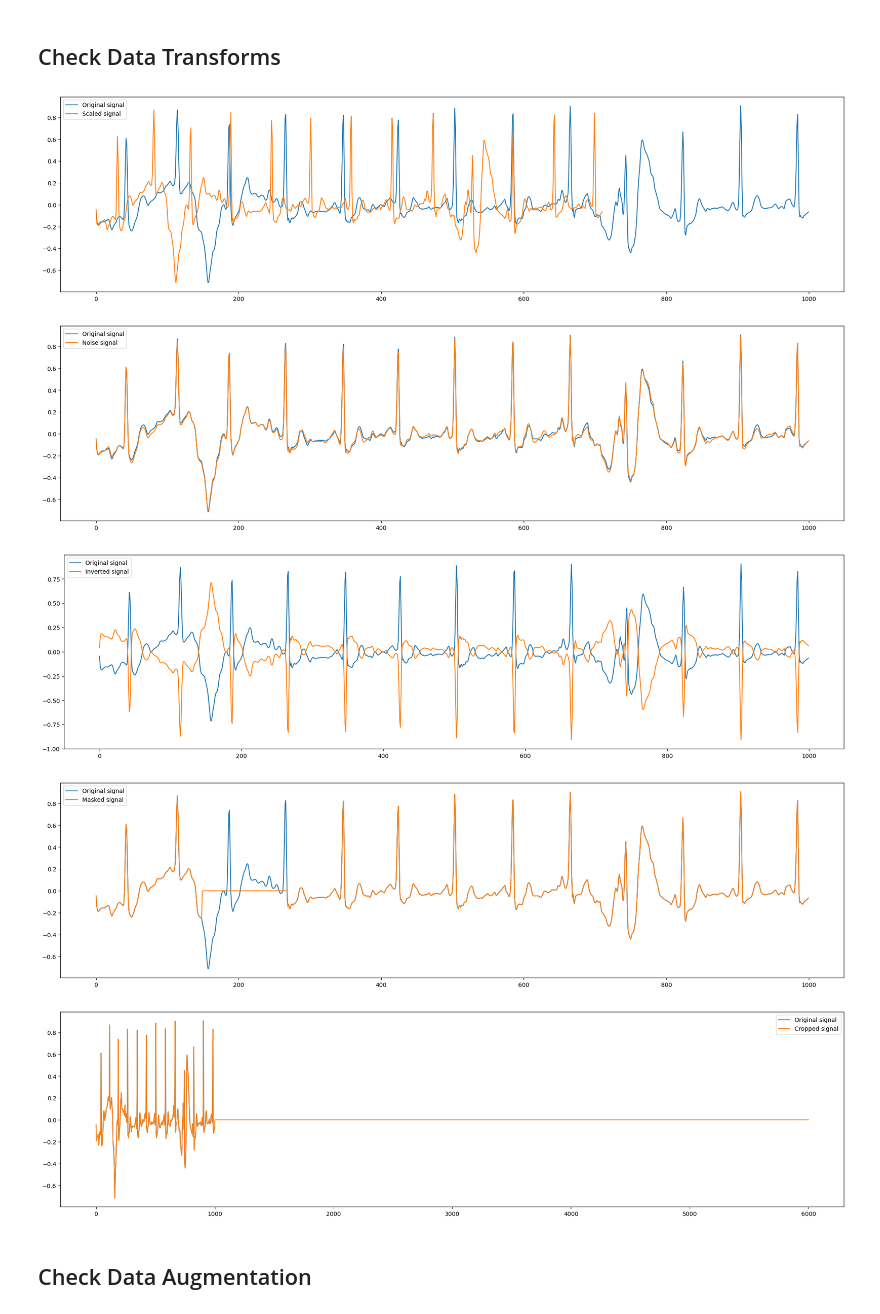
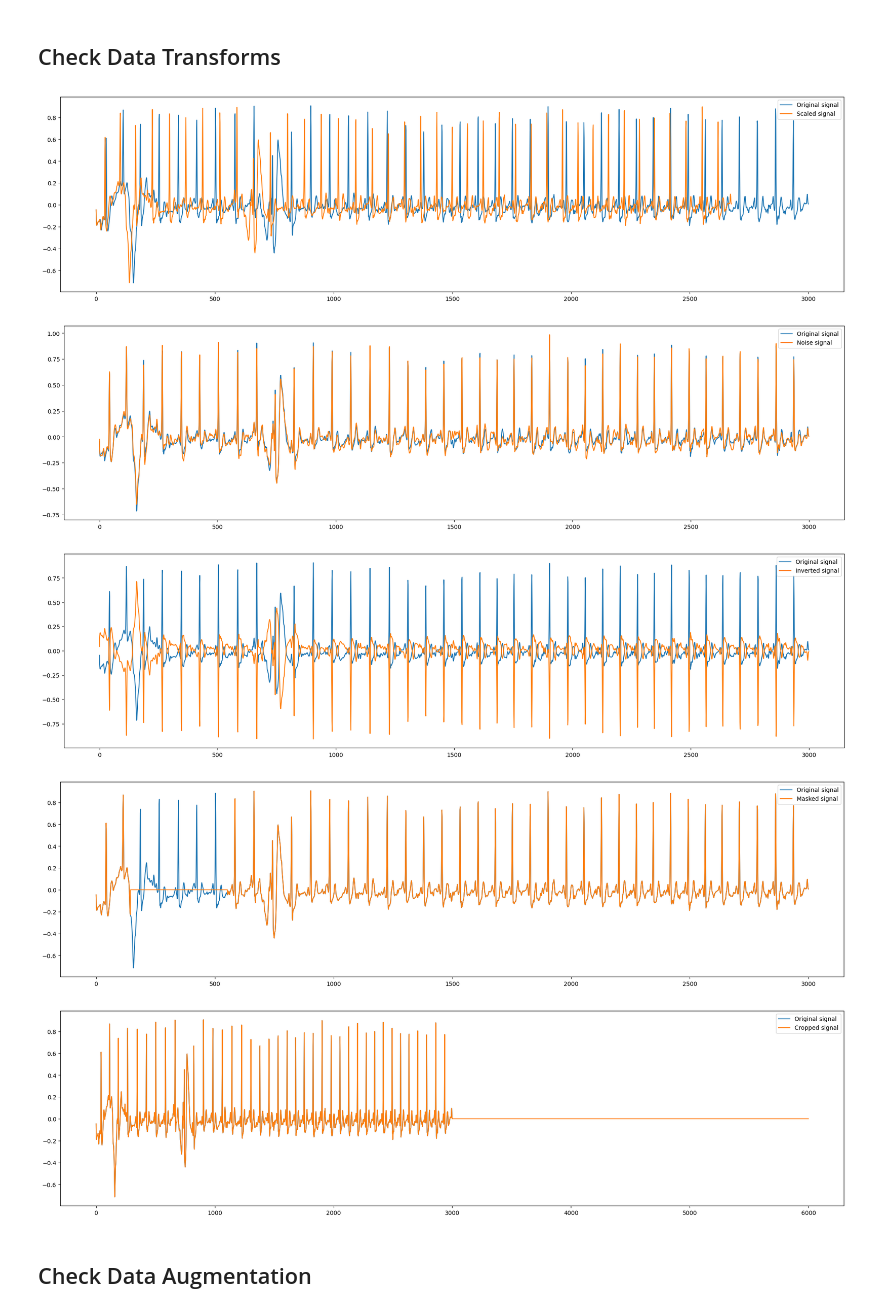
Before and after one commit to devilhyt/ecg-federated-learning-public, a Jupyter notebook: playground.ipynb, the cells around one changed output. Saved outputs shown, nothing was run; the diff lists cells and outputs as text; code cells hidden in the pictures.

```diff
--- a/playground.ipynb
+++ b/playground.ipynb
@@ -61,50 +64,55 @@ config.read("config.ini")
 dst_freq = config.getint("data_preprocessing", "dst_freq")
 dst_time = config.getint("data_preprocessing", "dst_time")
 
-signal = np.loadtxt("dataset/preprocessed/A00001.csv")[:1000]
+signal = np.loadtxt("dataset/preprocessed/A00001.csv")
+signal = torch.tensor(signal, dtype=torch.float32)
 
 random_scale = RandomTimeScale(factor=0.3, p=1)
-random_noise = RandomNoise(signal_freq=120, noise_amplitude=0.1, noise_freq=12, p=1)
-random_invert = RandomInvert(signal_freq=120, p=1)
+random_noise = RandomNoise(
+    signal_freq=dst_freq, noise_amplitude=0.2, noise_freq=dst_freq // 10, p=1
+)
+random_invert = RandomInvert(signal_freq=dst_freq, p=1)
 random_mask = RandomMask(ratio_from=0.1, ratio_to=0.3, p=1)
-random_crop = RandomCrop(length=dst_freq * dst_time)
+random_crop = Crop(length=dst_freq * dst_time, mode="random", padding_if_needed=True)
+min_max_norm = MinMaxNorm()
 
-scaled_signal = random_scale(signal)
-noise_signal = random_noise(signal)
+scaled_signal = random_scale(signal.numpy())
+noise_signal = random_noise(signal.numpy())
 inverted_signal = random_invert(signal)
 masked_signal = random_mask(signal)
 cropped_signal = random_crop(signal)
+min_max_norm_signal = min_max_norm(signal)
 
 pd.Series(signal).plot(figsize=(24, 6), label="Original signal")
 pd.Series(scaled_signal).plot(figsize=(24, 6), label="Scaled signal")
 plt.legend()
 plt.show()
 
 pd.Series(signal).plot(figsize=(24, 6), label="Original signal")
 pd.Series(noise_signal).plot(figsize=(24, 6), label="Noise signal")
 plt.legend()
 plt.show()
 
 pd.Series(signal).plot(figsize=(24, 6), label="Original signal")
 pd.Series(inverted_signal).plot(figsize=(24, 6), label="Inverted signal")
 plt.legend()
 plt.show()
 
 pd.Series(signal).plot(figsize=(24, 6), label="Original signal")
 pd.Series(masked_signal).plot(figsize=(24, 6), label="Masked signal")
 plt.legend()
 plt.show()
 
 pd.Series(signal).plot(figsize=(24, 6), label="Original signal")
 pd.Series(cropped_signal).plot(figsize=(24, 6), label="Cropped signal")
 plt.legend()
 plt.show()
 # %% [output]
-[figure, old version]
+[figure, new version]
-[figure, old version]
+[figure, new version]
-[figure, old version]
+[figure, new version]
-[figure, old version]
+[figure, new version]
-[figure, old version]
+[figure, new version]
 # %% [markdown]
 ## Check Data Augmentation
 # %%
```
Also changed, not shown: parts of 4 cells of this notebook, 10 other files.
